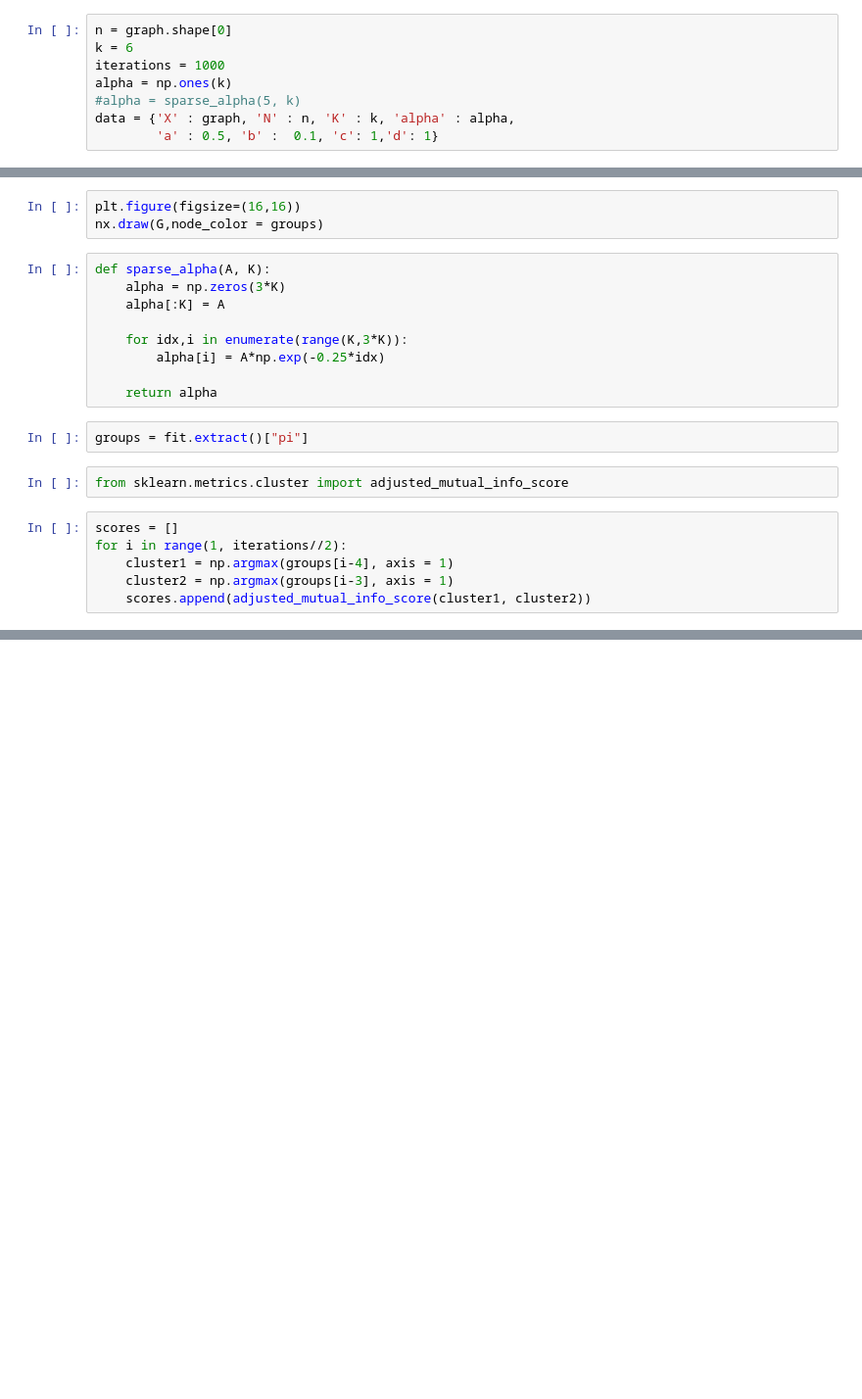
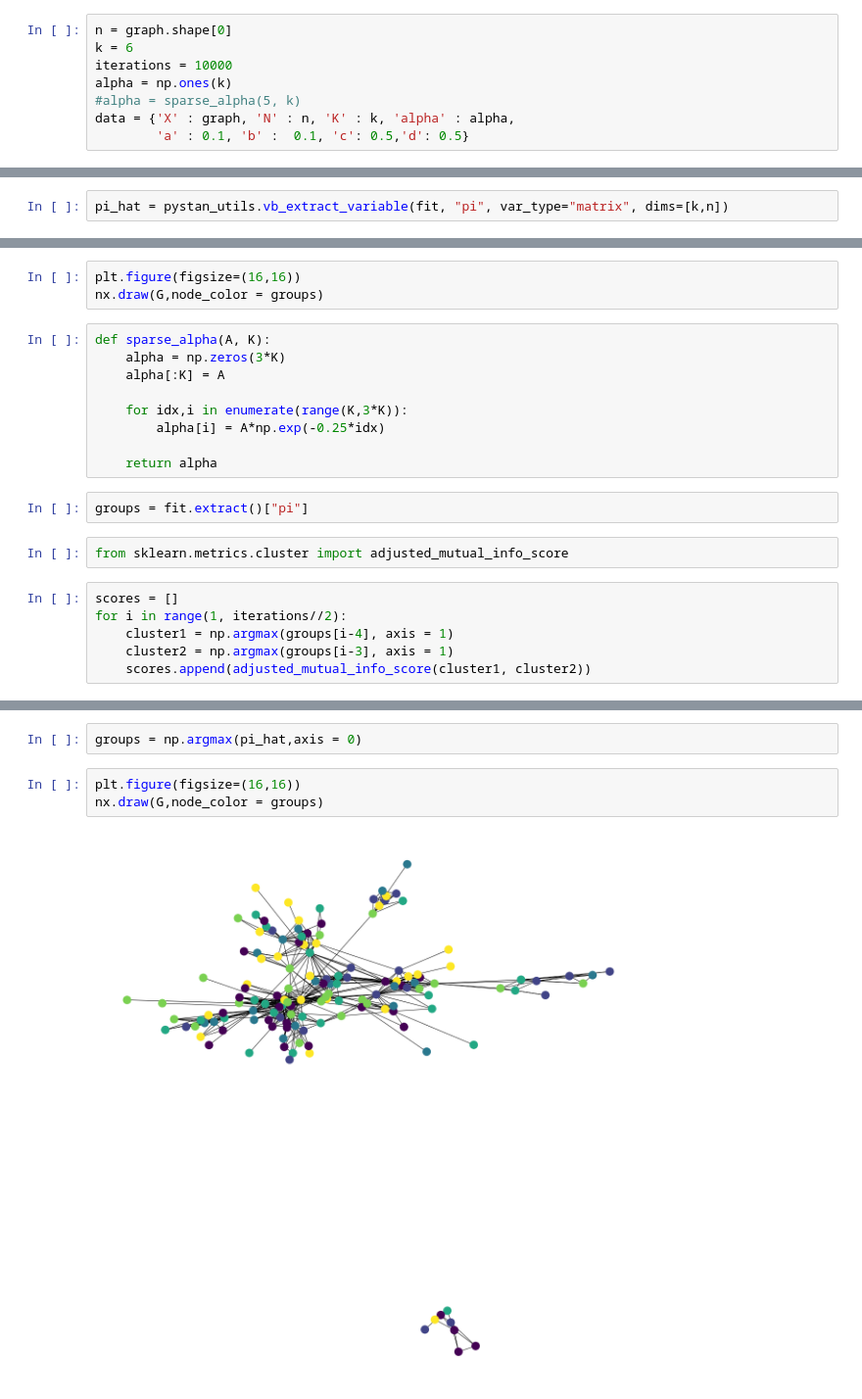
Before and after one commit to davidfrichhansen/mbml_project, a Jupyter notebook: notebooks/Untitled2.ipynb, the cells around one changed output, grey strips where cells are left out. Shown: that part at 98% size. Saved outputs shown, nothing was run; the diff lists cells and outputs as text; blank space fills up the shorter version.

Commit message:
untitle 2 and pystan

```diff
--- a/notebooks/Untitled2.ipynb
+++ b/notebooks/Untitled2.ipynb
@@ -129,9 +119,9 @@ nx.draw(G, color='r', label = nodes["Label"], with_labels=True)
 # %%
 n = graph.shape[0]
 k = 6
-iterations = 1000
+iterations = 10000
 alpha = np.ones(k)
 #alpha = sparse_alpha(5, k)
 data = {'X' : graph, 'N' : n, 'K' : k, 'alpha' : alpha,
-        'a' : 0.5, 'b' :  0.1, 'c': 1,'d': 1}
+        'a' : 0.1, 'b' :  0.1, 'c': 0.5,'d': 0.5}
 # %%
@@ -141,3 +144,5 @@ fit = sm.sampling(data=data, iter=iterations, chains=1)
+# %%
+pi_hat = pystan_utils.vb_extract_variable(fit, "pi", var_type="matrix", dims=[k,n])
 # %%
 pi = fit.extract()["pi"]
 # %%
@@ -202,0 +174,7 @@ WARNING:pystan:Deprecation warning. In future, use ArviZ library (`pip install a
+# %%
+groups = np.argmax(pi_hat,axis = 0)
+# %%
+plt.figure(figsize=(16,16))
+nx.draw(G,node_color = groups)
+# %% [output]
+[figure, added]
```
Also changed, not shown: parts of 17 cells of this notebook, 1 other file.
